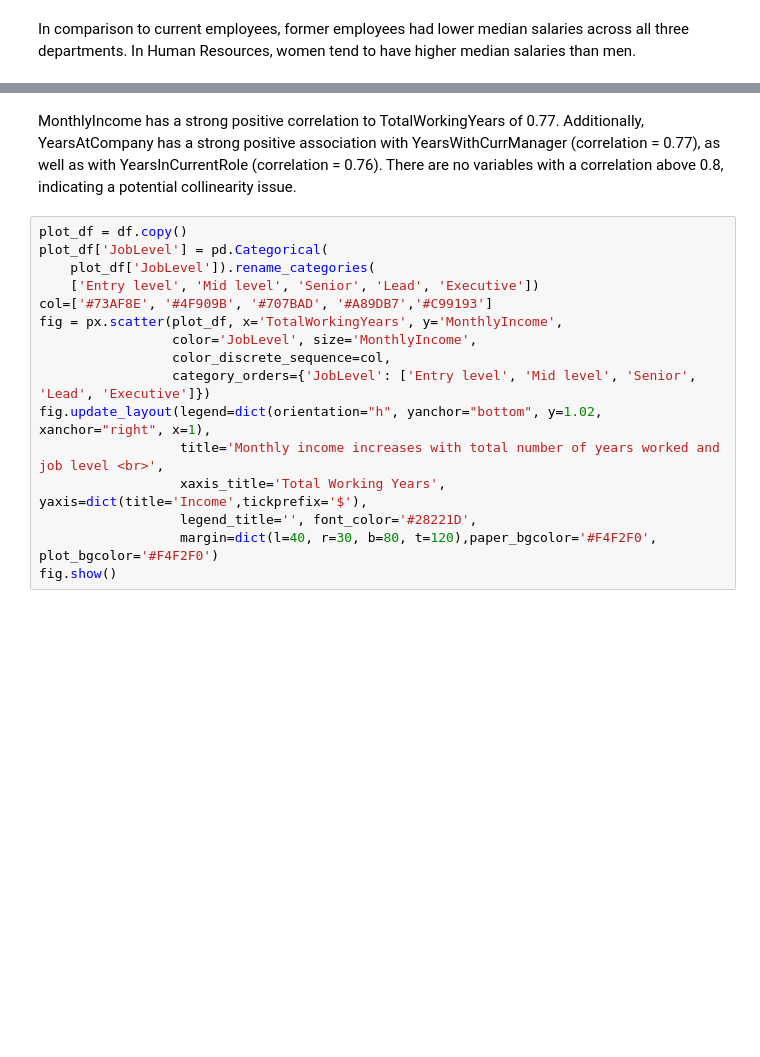
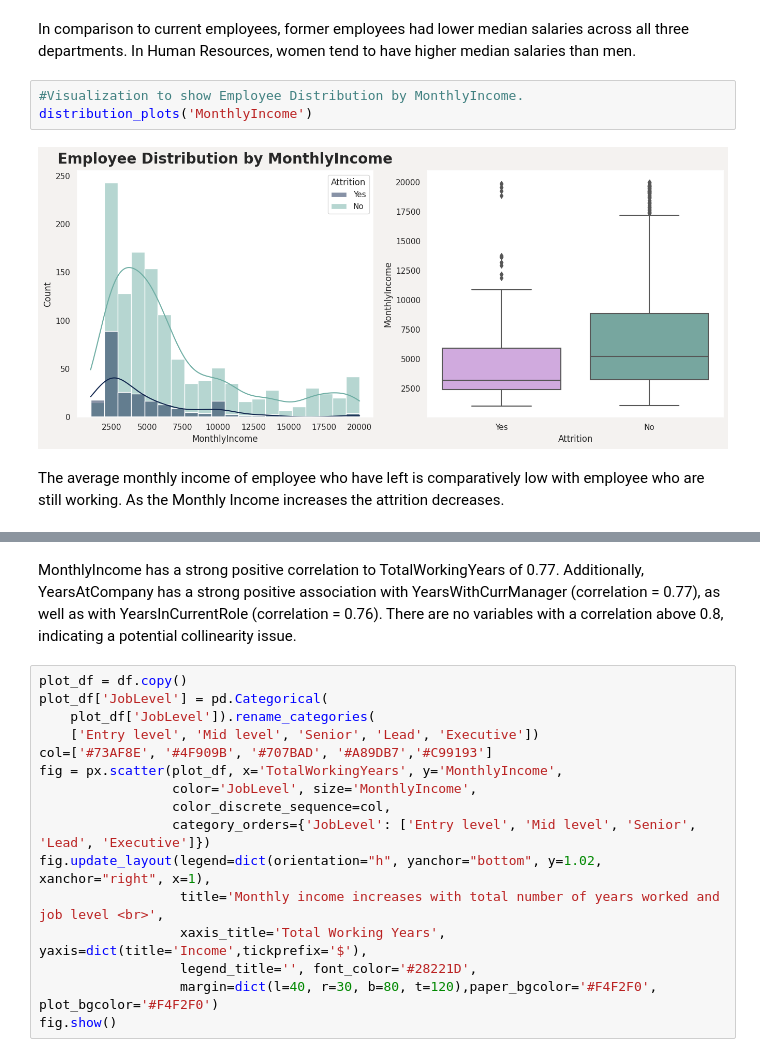
Before and after one commit to abdyraman/hr-deep-learning, a Jupyter notebook: deep_hr.ipynb, the cells around one changed output, grey strips where cells are left out. Cells and saved outputs as stored; diff of their text form; blank space fills up the shorter version.

```diff
--- a/deep_hr.ipynb
+++ b/deep_hr.ipynb
@@ -305,6 +316,13 @@ fig.show()
 [interactive output not drawn]
 # %% [markdown]
 In comparison to current employees, former employees had lower median salaries across all three departments. In Human Resources, women tend to have higher median salaries than men.
+# %%
+#Visualization to show Employee Distribution by MonthlyIncome.
+distribution_plots('MonthlyIncome')
+# %% [output]
+[figure, added]
+# %% [markdown]
+The average monthly income of employee who have left is comparatively low with employee who are still working. As the Monthly Income increases the attrition decreases.
 # %%
 cat_cols=[]
 for i in df.columns:
```
Also changed, not shown: parts of 18 cells of this notebook.
